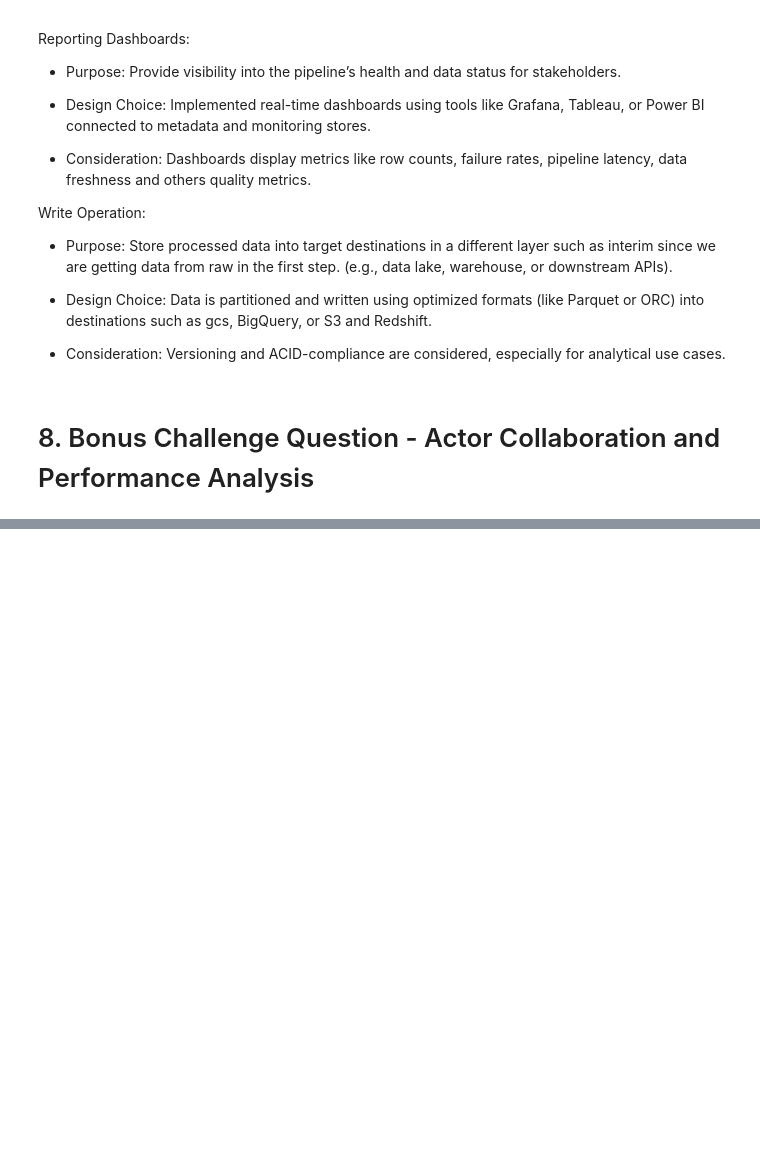
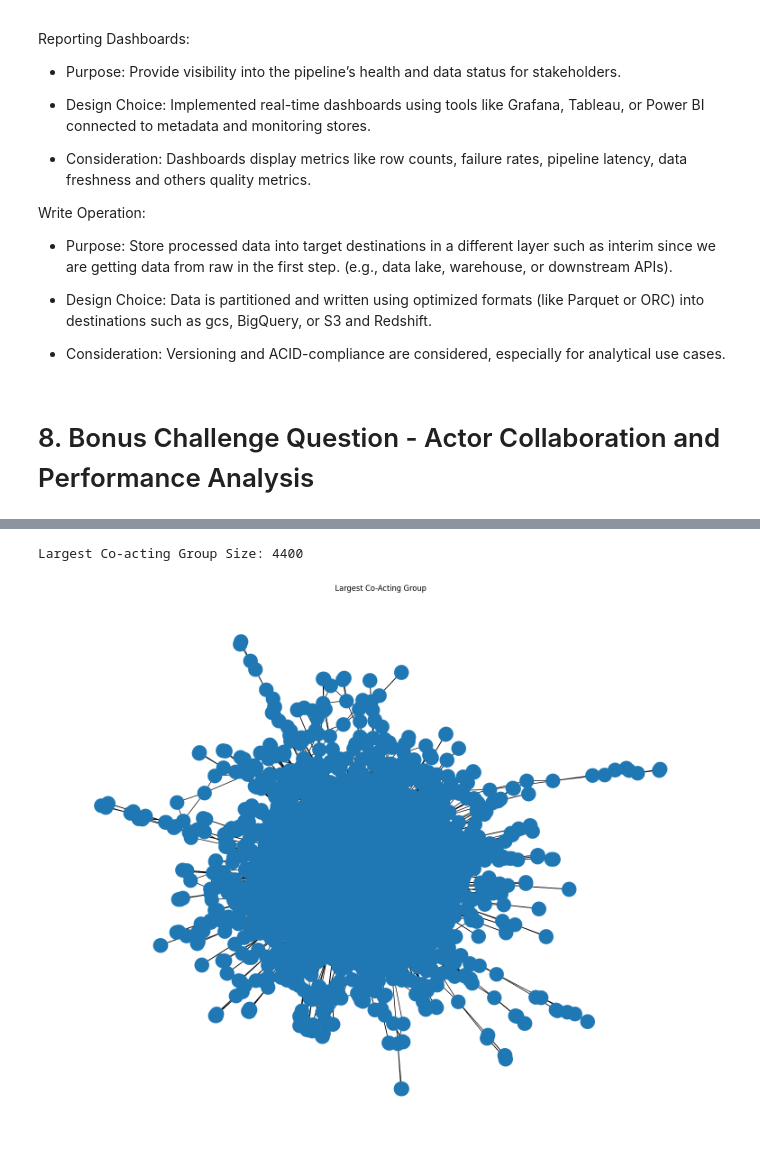
Before and after one commit to brunoVnonato/pyyne_data_eng_test, a Jupyter notebook: movie_metadata_pipeline.ipynb, the cells around one changed output, grey strips where cells are left out. Drawn from its saved outputs; the diff is of its cells as text; code cells hidden in the pictures; blank space fills up the shorter version.

```diff
--- a/movie_metadata_pipeline.ipynb
+++ b/movie_metadata_pipeline.ipynb
@@ -845,0 +1041,5 @@ Write Operation:
+# %%
+largest_cc = find_largest_coacting_group(imdb_matrix=imdb_matrix, index_actor=index_actor, label=False)
+# %% [output]
+Largest Co-acting Group Size: 4400
+[figure, added]
```
Also changed, not shown: parts of 16 cells of this notebook.
